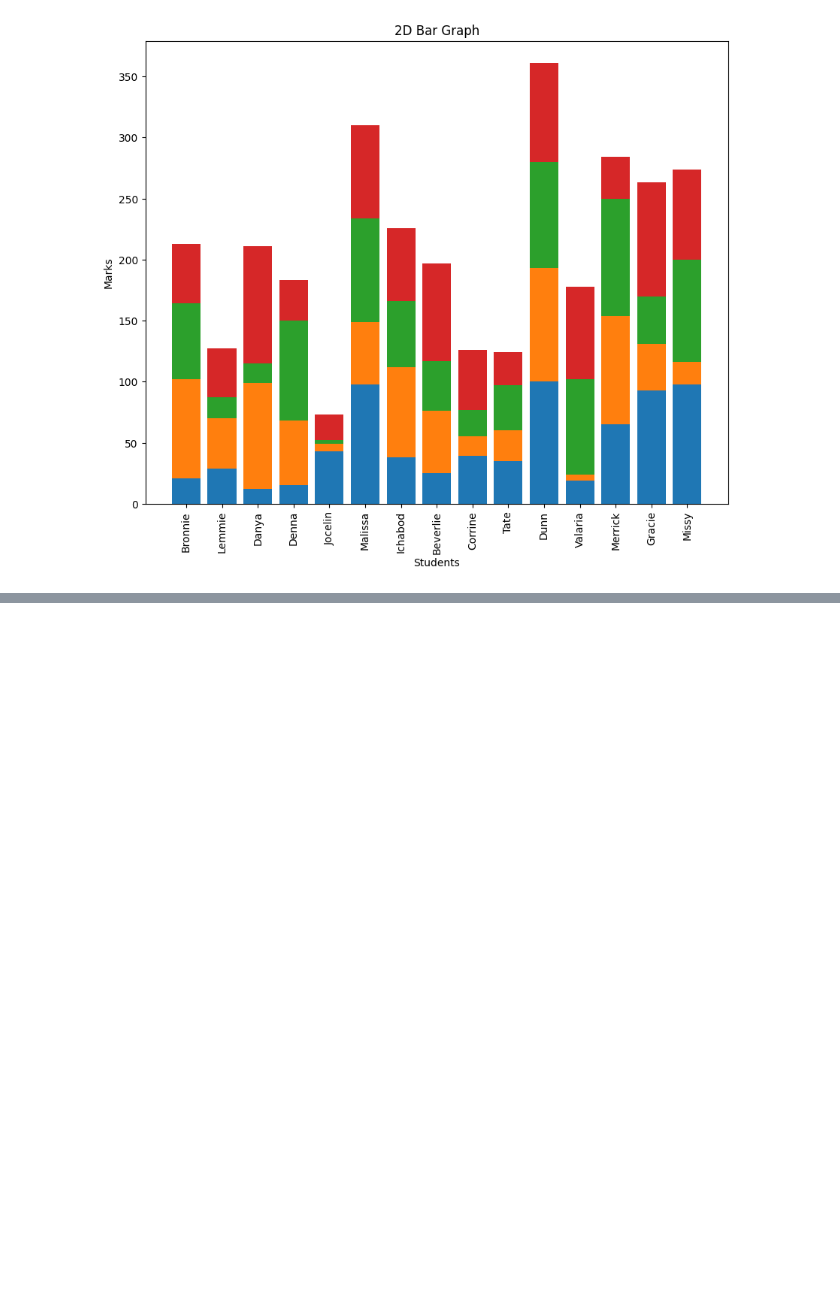
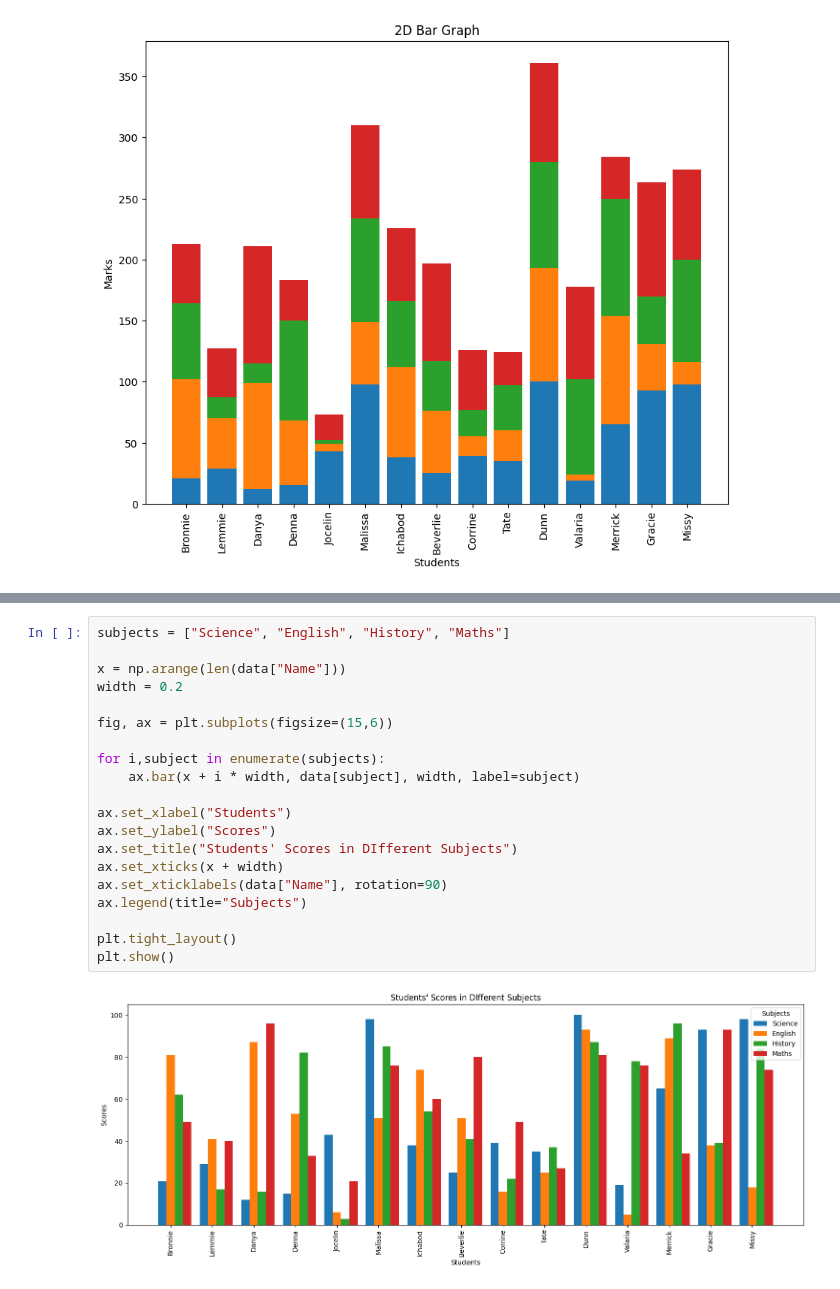
Before and after one commit to HimanshuHeda/Advance_Python, a Jupyter notebook: graph.ipynb, the cells around one changed output, grey strips where cells are left out. Saved outputs shown, nothing was run; the diff lists cells and outputs as text; blank space fills up the shorter version.

```diff
--- a/graph.ipynb
+++ b/graph.ipynb
@@ -37,0 +50,22 @@ Text(0.5, 1.0, '2D Bar Graph')
+# %%
+subjects = ["Science", "English", "History", "Maths"]
+
+x = np.arange(len(data["Name"]))
+width = 0.2
+
+fig, ax = plt.subplots(figsize=(15,6))
+
+for i,subject in enumerate(subjects):
+    ax.bar(x + i * width, data[subject], width, label=subject)
+
+ax.set_xlabel("Students")
+ax.set_ylabel("Scores")
+ax.set_title("Students' Scores in DIfferent Subjects")
+ax.set_xticks(x + width)
+ax.set_xticklabels(data["Name"], rotation=90)
+ax.legend(title="Subjects")
+
+plt.tight_layout()
+plt.show()
+# %% [output]
+[figure, added]
```
Also changed, not shown: parts of 9 cells of this notebook, 1 other file.
